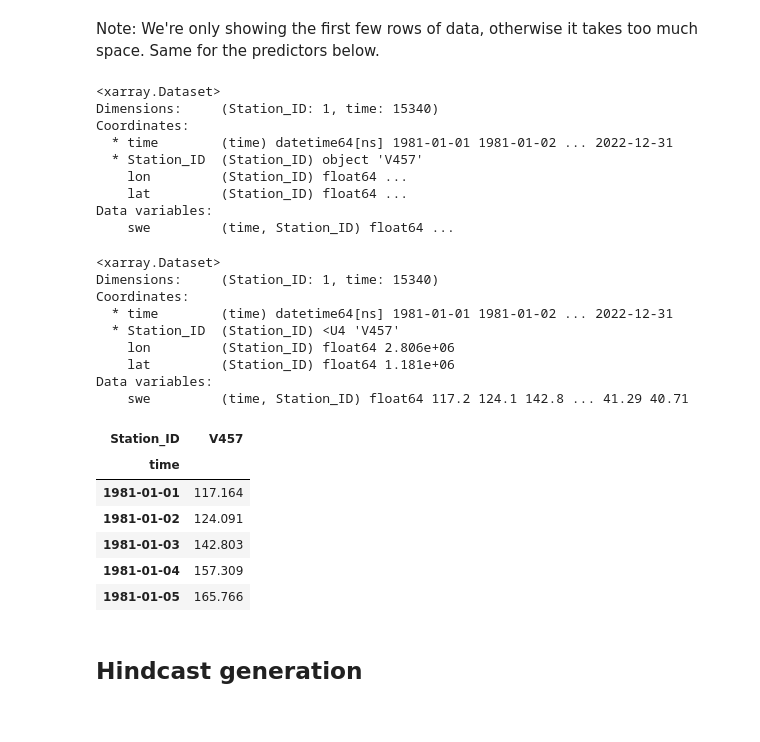
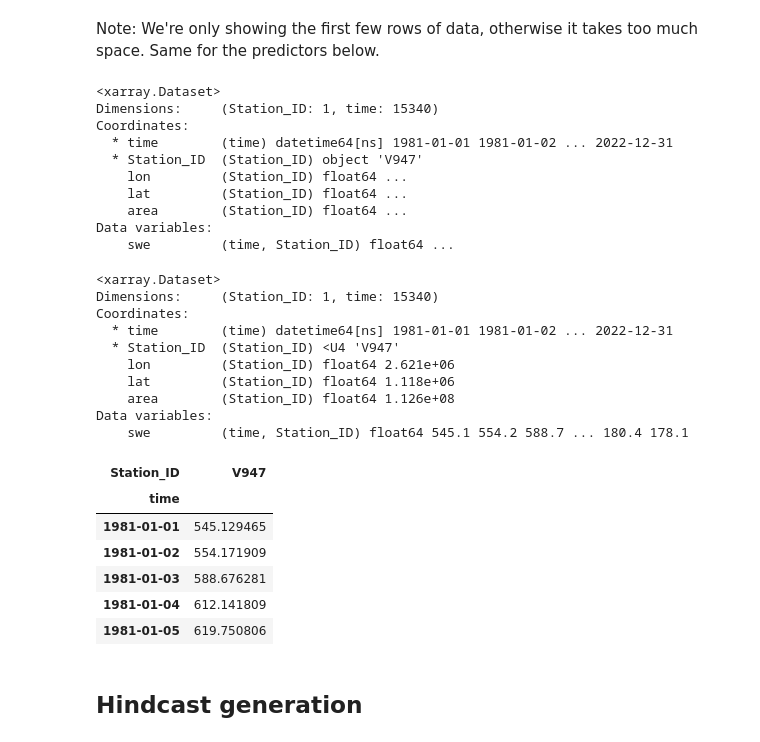
Before and after one commit to Laurin-98/FROSTBYTE_PREVAH, a Jupyter notebook: notebooks/4_Forecasting.ipynb, the cells around one changed output. Drawn from its saved outputs; the diff is of its cells as text; code cells hidden in the pictures.

Commit message:
forecasting for glaciated basins

```diff
--- a/notebooks/4_Forecasting.ipynb
+++ b/notebooks/4_Forecasting.ipynb
@@ -82,8 +83,8 @@ from functions import deterministic_forecasting, ensemble_dressing, ensemble_for
 ## Variables
 # %%
 # Set user-specified variables
-test_basin_id = 'V457'  # Set basin_id for testing
-#test_basin_id = settings['domain'] # Can override this with testbasin_id = <string of the testbasin id>, make sure that this id is in the input data files
+#test_basin_id = 'V457'  # Set basin_id for testing
+test_basin_id = settings['domain'] # Can override this with testbasin_id = <string of the testbasin id>, make sure that this id is in the input data files
 PC_no_default, PC_id_default = 1, 'PC1'  # integer > 0 for the number of principal components of SWE to use for the forecasting, and string of the PC to use (if PC_no > 1, PC_id should be a list of strings)
 target_periods = ['01/01-30/09','01/02-30/09','01/03-30/09','01/04-30/09','01/05-30/09','01/06-30/09','01/07-30/09','01/08-30/09','01/09-30/09']  # target periods for predictand, where each period is described as 'start_DD/start_MM-end_DD/end_MM'
 init_dates = ['01/01','01/02','01/03','01/04','01/05','01/06','01/07','01/08','01/09'] # initialization dates for predictor, where each date is described as 'DD/MM'
@@ -92,8 +93,8 @@ min_years_overlap_default = 10 # minimum number of years required of predictor-p
 nyears_leaveout_default = 1 # number of years to leave out at a time for forecast cross-validation
 method_traintest_default = 'leave_out' # method to use for the cross-validation - no other methods are implemented at this stage
 ens_size_default = 100  # number of forecast ensemble members to generate
-test_target_period = '01/04-30/09'  # target period used for the workflow step-by-step demonstration
-test_init_date = '01/04' # initialization date used for the workflow step-by-step demonstration
+test_target_period = '01/06-30/09'  # target period used for the workflow step-by-step demonstration
+test_init_date = '01/06' # initialization date used for the workflow step-by-step demonstration
 # %%
 # Save the user-specified variables to the log file
 logger.debug(f'test basin ID: {test_basin_id}')
@@ -126,42 +128,44 @@ Note: We're only showing the first few rows of data, otherwise it takes too much
 # %%
 # Read pre-processed predictor data for basin of interest & format to Pandas DataFrame for forecasting
 predictor_ds = xr.open_dataset(settings['output_data_path']+"SWE_1979_2022_gapfilled_basin"+test_basin_id+".nc")
 display(predictor_ds)
 try:
     predictor_df = predictor_ds.to_dataframe().drop(columns=['flag','donor_stations','lat','lon']).unstack(level='station_id')
 except KeyError:
     predictor_ds['Station_ID'] = predictor_ds['Station_ID'].astype(str)
-    predictor_df = predictor_ds.to_dataframe().drop(columns=['lat','lon']).unstack(level='Station_ID')
+    predictor_df = predictor_ds.to_dataframe().drop(columns=['lat','lon', 'area']).unstack(level='Station_ID')
 
 predictor_df.columns = predictor_df.columns.droplevel()
 display(predictor_ds)
 display(predictor_df.head())
 # %% [output]
 <xarray.Dataset>
 Dimensions:     (Station_ID: 1, time: 15340)
 Coordinates:
   * time        (time) datetime64[ns] 1981-01-01 1981-01-02 ... 2022-12-31
-  * Station_ID  (Station_ID) object 'V457'
+  * Station_ID  (Station_ID) object 'V947'
     lon         (Station_ID) float64 ...
     lat         (Station_ID) float64 ...
+    area        (Station_ID) float64 ...
 Data variables:
     swe         (time, Station_ID) float64 ...
 <xarray.Dataset>
 Dimensions:     (Station_ID: 1, time: 15340)
 Coordinates:
   * time        (time) datetime64[ns] 1981-01-01 1981-01-02 ... 2022-12-31
-  * Station_ID  (Station_ID) <U4 'V457'
-    lon         (Station_ID) float64 2.806e+06
-    lat         (Station_ID) float64 1.181e+06
+  * Station_ID  (Station_ID) <U4 'V947'
+    lon         (Station_ID) float64 2.621e+06
+    lat         (Station_ID) float64 1.118e+06
+    area        (Station_ID) float64 1.126e+08
 Data variables:
-    swe         (time, Station_ID) float64 117.2 124.1 142.8 ... 41.29 40.71
+    swe         (time, Station_ID) float64 545.1 554.2 588.7 ... 180.4 178.1
-| Station_ID | V457 |
+| Station_ID | V947 |
 | time |  |
-| 1981-01-01 | 117.164 |
-| 1981-01-02 | 124.091 |
-| 1981-01-03 | 142.803 |
-| 1981-01-04 | 157.309 |
-| 1981-01-05 | 165.766 |
+| 1981-01-01 | 545.129465 |
+| 1981-01-02 | 554.171909 |
+| 1981-01-03 | 588.676281 |
+| 1981-01-04 | 612.141809 |
+| 1981-01-05 | 619.750806 |
 # %%
 # Diese zelle obere neu von LNU für camels SWE daten
 #predictor_ds = xr.open_dataset(settings['output_data_path']+"SWE_Camels_"+test_basin_id+".nc")
```
Also changed, not shown: parts of 12 cells of this notebook, 57 other files.
